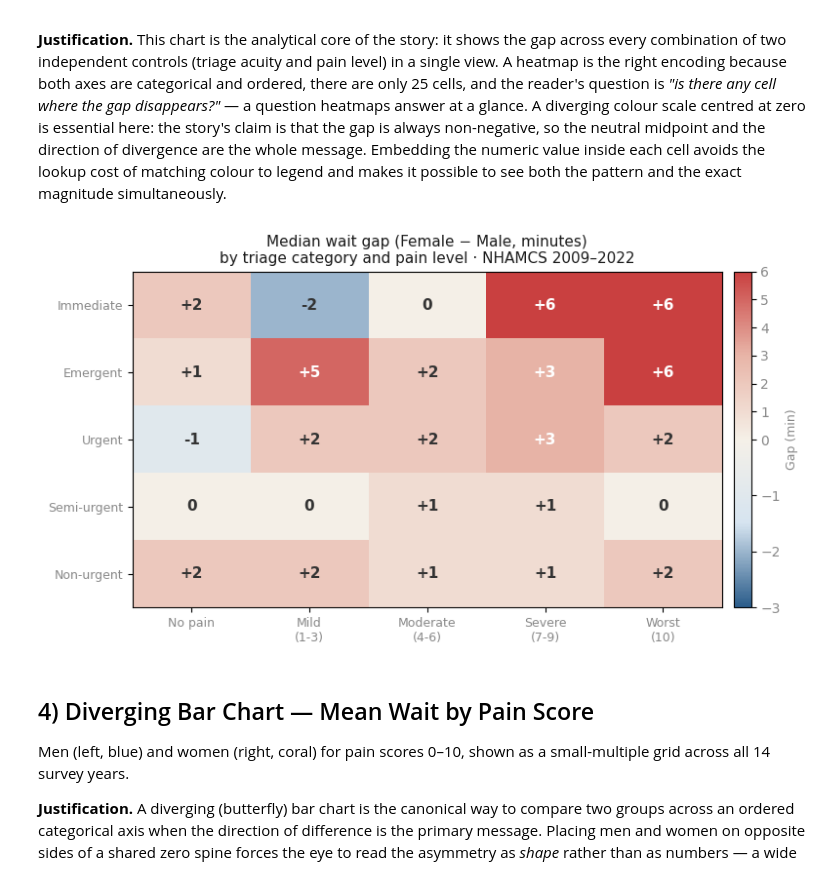
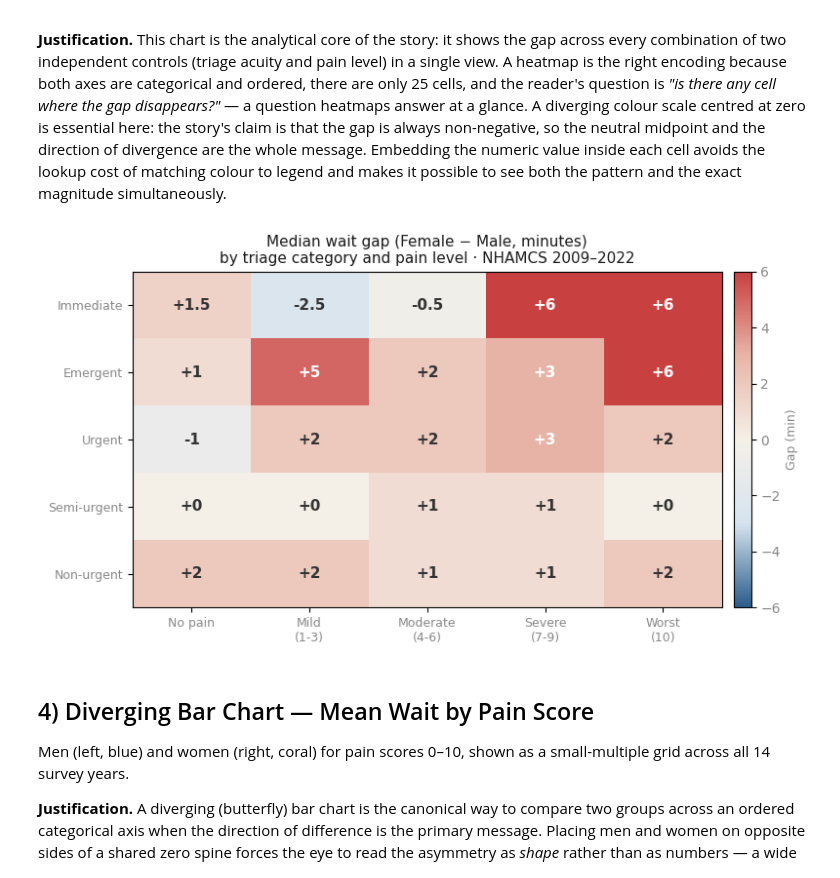
Before and after one commit to Aryan-Mi/dtu-social-data-assignments, a Jupyter notebook: assignment-final/notebooks/submission.ipynb, the cells around one changed output. Saved outputs shown, nothing was run; the diff lists cells and outputs as text; code cells hidden in the pictures.

Commit message:
Update story visuals

```diff
--- a/assignment-final/notebooks/submission.ipynb
+++ b/assignment-final/notebooks/submission.ipynb
@@ -161,6 +161,7 @@ CORE_COLUMNS = [
     "ADMIT",
     "ARREMS",
     "PATWT",
+    "RACERETH",
 ]
 
 
@@ -864,7 +956,22 @@ Each cell shows the median wait gap in minutes (female minus male). Red = women
 # %%
 import matplotlib.colors as mcolors
 
-triage_rows = ["Immediate", "Emergent", "Urgent", "Semi-urgent", "Non-urgent"]
+# Median wait gap (Female - Male) for every acuity × pain-band cell.
+hm_pivot = (
+    story_wait.dropna(subset=["acuity", "pain_band"])
+    .groupby(["acuity", "pain_band", "sex_label"])["WAITTIME"]
+    .median()
+    .unstack("sex_label")
+)
+hm_pivot["gap"] = hm_pivot["Female"] - hm_pivot["Male"]
+hm_gap = (
+    hm_pivot["gap"]
+    .unstack("pain_band")
+    .reindex(index=ACUITY_ORDER, columns=PAIN_BAND_ORDER)
+)
+hm_values = hm_gap.to_numpy(dtype=float)
+
+triage_rows = ACUITY_ORDER
 pain_cols_labels = [
     "No pain",
     "Mild\n(1-3)",
@@ -873,56 +980,50 @@ pain_cols_labels = [
     "Worst\n(10)",
 ]
 
-hm_values = np.array(
-    [
-        [2, -2, 0, 6, 6],
-        [1, 5, 2, 3, 6],
-        [-1, 2, 2, 3, 2],
-        [0, 0, 1, 1, 0],
-        [2, 2, 1, 1, 2],
-    ],
-    dtype=float,
-)
-
 cmap = mcolors.LinearSegmentedColormap.from_list(
     "waitgap", ["#2A5C8A", "#D6E4F0", "#F5F0E8", "#E8B5A8", "#C94040"], N=256
 )
-norm = mcolors.TwoSlopeNorm(vmin=-3, vcenter=0, vmax=6)
+vmax = float(np.nanmax(np.abs(hm_values)))
+norm = mcolors.TwoSlopeNorm(vmin=-max(vmax, 1), vcenter=0, vmax=max(vmax, 1))
 
 fig, ax = plt.subplots(figsize=(8, 4.5), facecolor="white")
 im = ax.imshow(hm_values, cmap=cmap, norm=norm, aspect="auto")
 
 ax.set_xticks(range(5))
 ax.set_xticklabels(pain_cols_labels, fontsize=9, color=INK_L)
 ax.set_yticks(range(5))
 ax.set_yticklabels(triage_rows, fontsize=9, color=INK_L)
 ax.set_title(
-    "Median wait gap (Female − Male, minutes)\nby triage category and pain level · NHAMCS 2009–2022",
+    "Median wait gap (Female - Male, minutes)\n"
+    f"by triage category and pain level · NHAMCS "
+    f"{story_wait['YEAR'].min()}-{story_wait['YEAR'].max()}",
     fontsize=11,
     color=INK,
 )
 
 for (r, c), v in np.ndenumerate(hm_values):
+    if np.isnan(v):
+        continue
     text_col = "white" if abs(v) >= 3 else "#333"
     ax.text(
         c,
         r,
-        f"{v:+.0f}" if v != 0 else "0",
+        f"{v:+.1f}" if v % 1 else f"{v:+.0f}",
         ha="center",
         va="center",
         fontsize=11,
         fontweight="bold",
         color=text_col,
     )
 
 cbar = plt.colorbar(im, ax=ax, fraction=0.03, pad=0.02)
 cbar.set_label("Gap (min)", fontsize=9, color=INK_L)
 cbar.ax.tick_params(labelcolor=INK_L)
 
 plt.tight_layout()
 plt.show()
 # %% [output]
-[figure, old version]
+[figure, new version]
 # %% [markdown]
 ## 4) Diverging Bar Chart — Mean Wait by Pain Score
 
```
Also changed, not shown: parts of 7 cells of this notebook.
